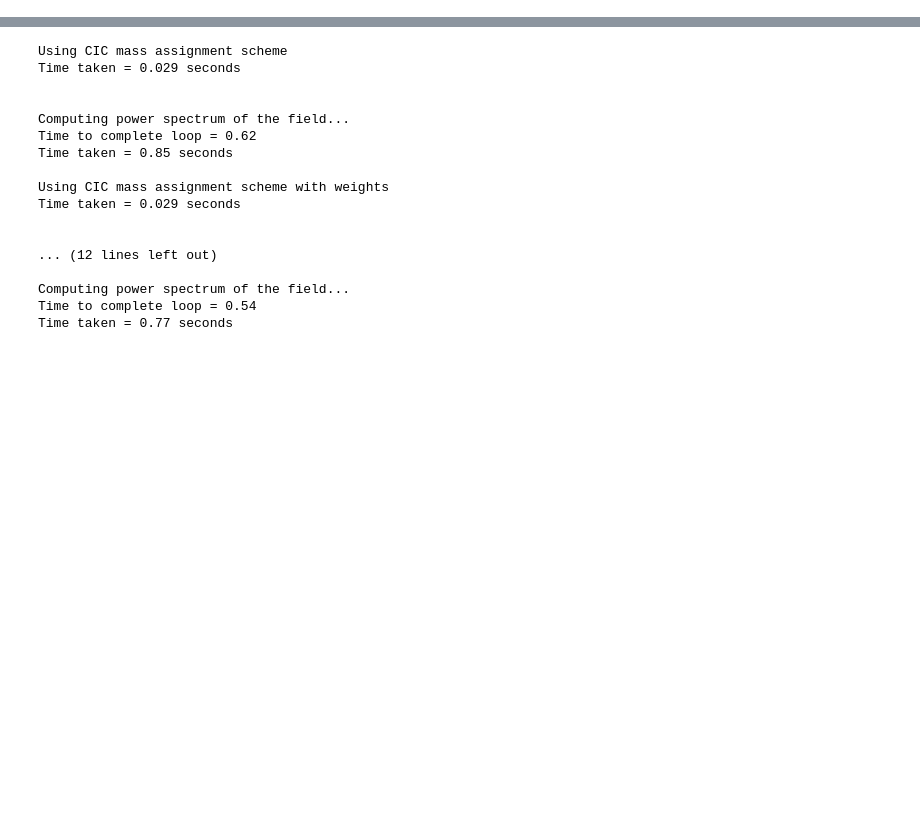
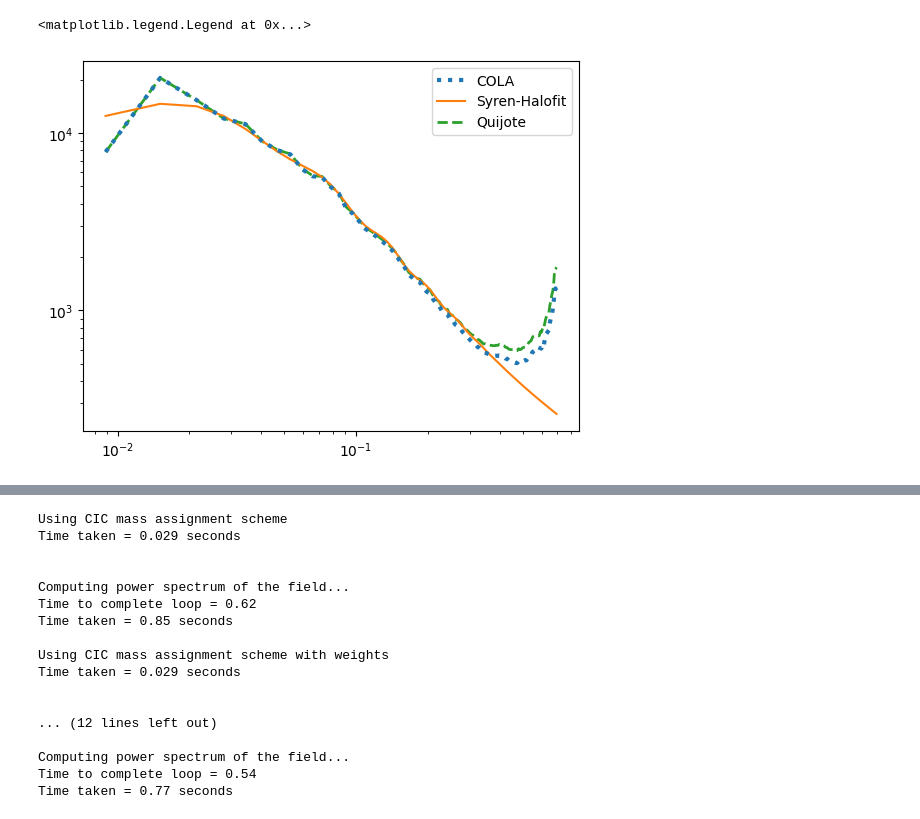
Before and after one commit to anirbanbairagi/Power-Spectrum-Change-Under-Gradient-Perturbation, a Jupyter notebook: DM_field_correction_test.ipynb, the cells around one changed output, grey strips where cells are left out. Cells and saved outputs as stored; diff of their text form; code cells hidden in the pictures; blank space fills up the shorter version.

```diff
--- a/DM_field_correction_test.ipynb
+++ b/DM_field_correction_test.ipynb
@@ -8,0 +111,3 @@ from nbodykit.lab import *
+# %%
+delta_pm=get_delta(pos=pos_pm, grid=grid, W=0, mass=1, BoxSize=BoxSize, MAS=MAS, verbose=True)
+k_pm, Pk0_pm, _, _ = compute_Pk(delta_pm, BoxSize=1000.0, MAS=MAS, axis=0, verbose=True)
@@ -8,0 +122,3 @@ from nbodykit.lab import *
+# %%
+delta_target=get_delta(pos=pos_nb, grid=grid, W=0, mass=1, BoxSize=1000.0, MAS=MAS, verbose=True)
+k_nb, Pk0_nb, _, _ = compute_Pk(delta_target, BoxSize=1000.0, MAS=MAS, axis=0, verbose=True)
@@ -8,0 +254,19 @@ from nbodykit.lab import *
+# %%
+# Emulate P(k)
+pk_halofit = syrenhalofit.run_halofit(k_pm, sigma8=cosmology['sigma_8'], Om=cosmology['Omega_m'],
+                Ob=cosmology['Omega_b'], h=cosmology['h'], ns=cosmology['n_s'], a=a, emulator='fiducial',
+                extrapolate=True, which_params='Bartlett', add_correction=False)
+
+pk_syrenhalofit = syrenhalofit.run_halofit(k_pm, sigma8=cosmology['sigma_8'], Om=cosmology['Omega_m'],
+                    Ob=cosmology['Omega_b'], h=cosmology['h'], ns=cosmology['n_s'], a=a, emulator='fiducial',
+                    extrapolate=True, which_params='Bartlett', add_correction=True)
+# %%
+# plt.plot(k, Pk0_, '--',label='fastpm NGP w/o uniform displacement')
+plt.plot(k_pm, Pk0_pm, ':', label='COLA', zorder= 10, lw = 3)
+plt.plot(k_pm, pk_syrenhalofit, label='Syren-Halofit')
+plt.plot(k_nb, Pk0_nb,"--", label='Quijote', zorder = 1, lw = 2)
+plt.loglog()
+plt.legend()
+# %% [output]
+<matplotlib.legend.Legend at 0x...>
+[figure, added]
```
Also changed, not shown: parts of 21 cells of this notebook.
